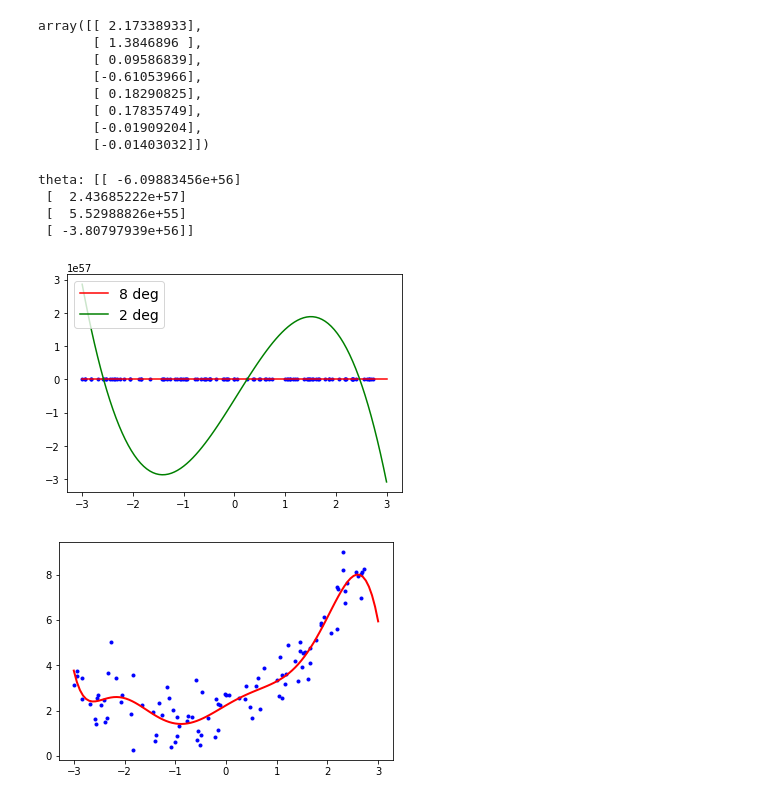
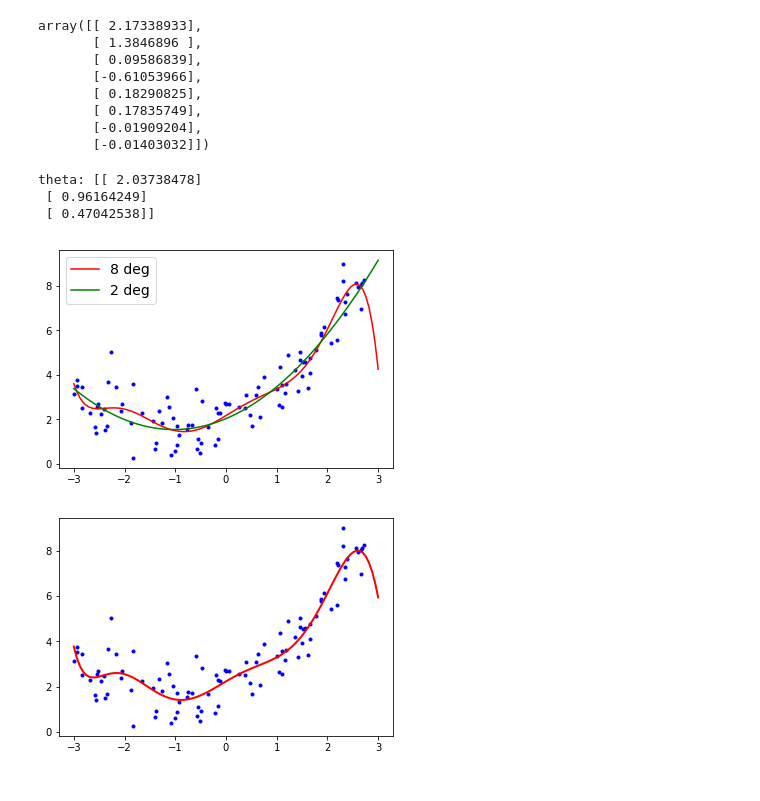
Before and after one commit to andyashall/maths-for-ml, a Jupyter notebook: Polynomial Regression.ipynb, the cells around one changed output. Drawn from its saved outputs; the diff is of its cells as text; code cells hidden in the pictures.

```diff
--- a/Polynomial Regression.ipynb
+++ b/Polynomial Regression.ipynb
@@ -24,7 +24,7 @@ def polynom(m, deg):
             nm[i][j] = m[i]**j
     return nm
 
-four = polynom(x, 3)
+four = polynom(x, 2)
 print(x[0])
 print(four[0])
 
@@ -92,22 +92,21 @@ print(f'theta: {theta}\n')
 
 # print(theta_b)
 # %% [output]
-theta: [[ -6.09883456e+56]
- [  2.43685222e+57]
- [  5.52988826e+55]
- [ -3.80797939e+56]]
+theta: [[ 2.03738478]
+ [ 0.96164249]
+ [ 0.47042538]]
 # %%
 plt.plot(x, y, 'b.')
 t = np.linspace(-3, 3, 100).reshape(100, 1)
 
 # Need to add intercespt point
 
 plt.plot(t, polynom(t, 7) @ theta_b, 'r-', label='8 deg')
-plt.plot(t, polynom(t, 3) @ theta, 'g-', label='2 deg')
+plt.plot(t, polynom(t, 2) @ theta, 'g-', label='2 deg')
 plt.legend(loc="upper left", fontsize=14)
 plt.show()
 # %% [output]
-[figure, old version]
+[figure, new version]
 # %%
 from sklearn.linear_model import SGDRegressor
 sgd_reg = SGDRegressor()
```
Also changed, not shown: parts of 1 cell of this notebook.
